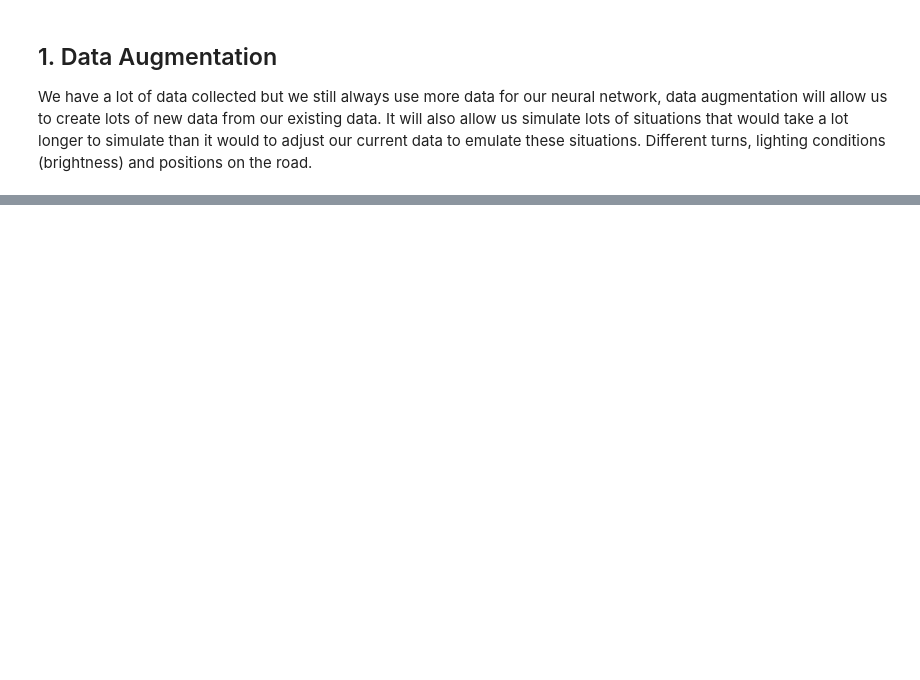
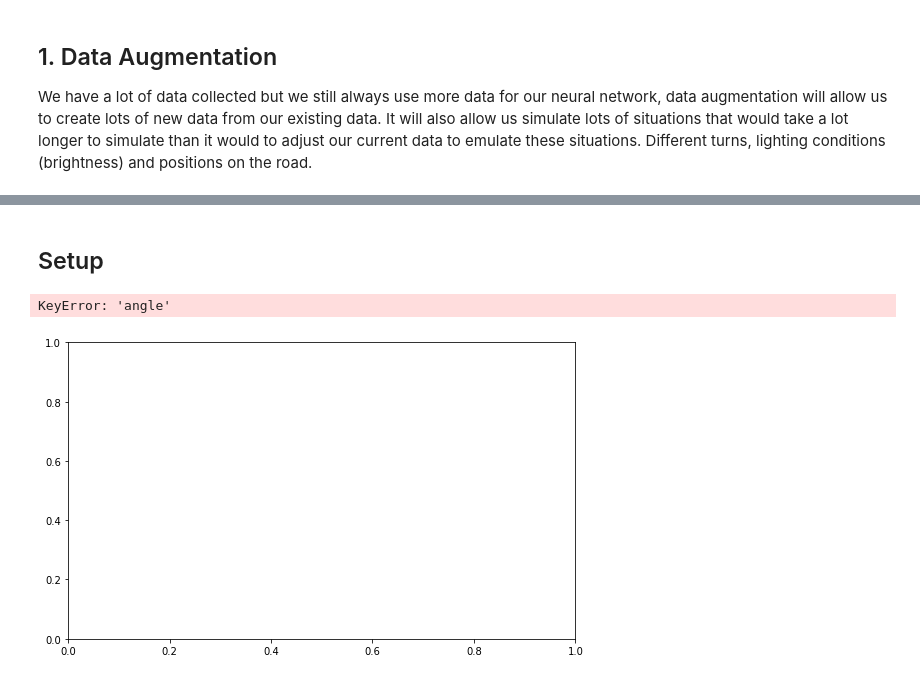
Before and after one commit to RobJLeonard/SelfDrivingCar, a Jupyter notebook: BehaviouralCloning/Training Data.ipynb, the cells around one changed output, grey strips where cells are left out. Saved outputs shown, nothing was run; the diff lists cells and outputs as text; code cells hidden in the pictures; blank space fills up the shorter version.

Commit message:
load_sample

```diff
--- a/BehaviouralCloning/Training Data.ipynb
+++ b/BehaviouralCloning/Training Data.ipynb
@@ -289,0 +290,38 @@ Text(0.5,1,'Image with brightness changed')
+# %% [markdown]
+## Setup
+# %%
+# loading samples from the data set parsing them to the correct form for
+# the CNN and augmenting them with the above functions
+
+def load_sample(sample, camera=0, steering_offset=0.25):
+    '''
+    :pd.Series sample: one element from the data set incl. image path,angles, etc
+    :string camera: which camera the image is from
+    :int steering_offset: the steering offset for different camera angles
+    :return (ndarray, int): Image, Steering angle
+    '''
+    path = sample[camera].strip()
+    image = cv2.imread(path)
+    image = cv2.cvtColor(image, cv2.COLOR_BGR2RGB)
+
+    steering = sample['angle']
+
+    if camera == 1: # left
+        angle += steering_offset
+    elif camera == 2: # right
+        angle -= steering_offset
+
+    return image, angle
+
+# test
+
+sample = df.loc[10]
+plt.subplots(figsize=(20, 12))
+plt.subplot(221)
+sc = load_sample(sample, 0)
+plt.imshow(sc[0])
+plt.title('Center angle: {}'.format(sc[1]))
+assert(sample['angle'] == sc[1])
+# %% [output]
+KeyError: 'angle'
+[figure, added]
```
Also changed, not shown: parts of 4 cells of this notebook.
